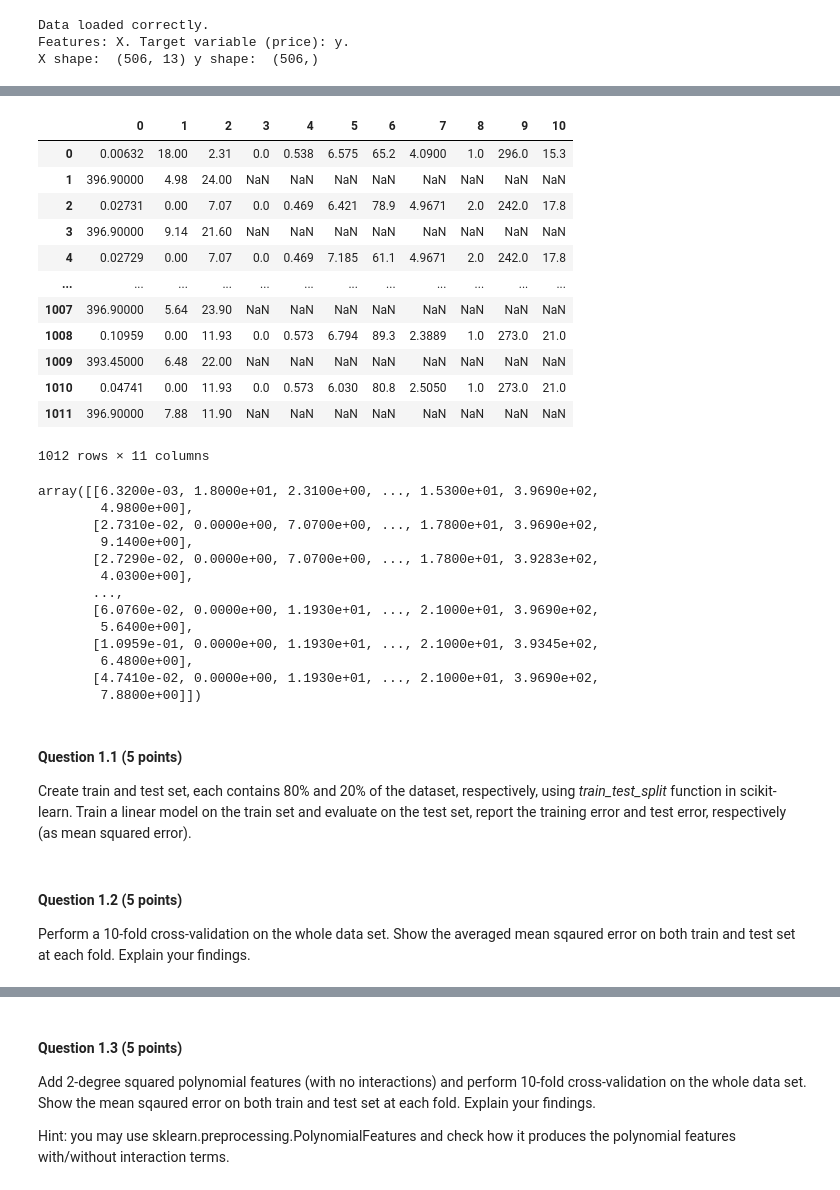
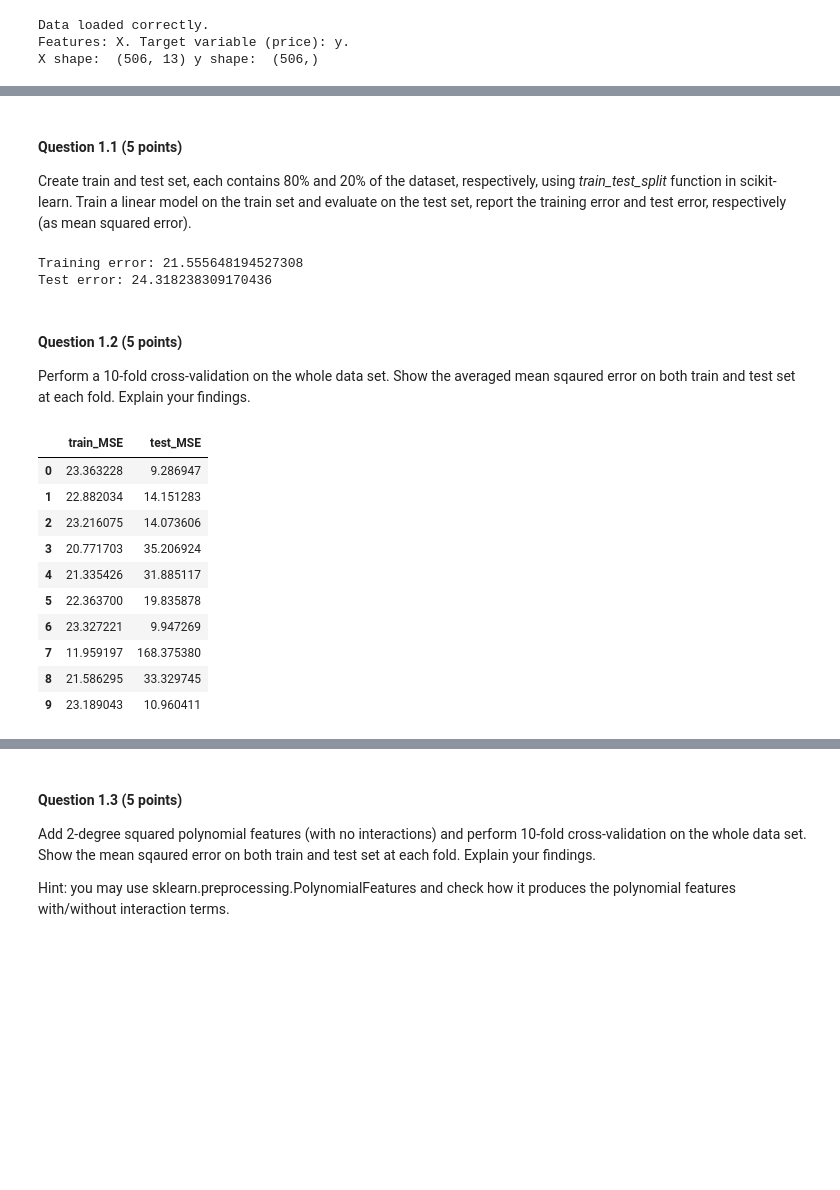
Before and after one commit to calculator3000/ml-assignment-1, a Jupyter notebook: 2487_2223_Assignment1.ipynb, the cells around one changed output, grey strips where cells are left out. Saved outputs shown, nothing was run; the diff lists cells and outputs as text; code cells hidden in the pictures; blank space fills up the shorter version.

```diff
--- a/2487_2223_Assignment1.ipynb
+++ b/2487_2223_Assignment1.ipynb
@@ -45,39 +57,55 @@ X shape:  (506, 13) y shape:  (506,)
-# %%
-raw_df
-# %% [output]
-|  | 0 | 1 | 2 | 3 | 4 | 5 | 6 | 7 | 8 | 9 | 10 |
-| 0 | 0.00632 | 18.00 | 2.31 | 0.0 | 0.538 | 6.575 | 65.2 | 4.0900 | 1.0 | 296.0 | 15.3 |
-| 1 | 396.90000 | 4.98 | 24.00 | NaN | NaN | NaN | NaN | NaN | NaN | NaN | NaN |
-| 2 | 0.02731 | 0.00 | 7.07 | 0.0 | 0.469 | 6.421 | 78.9 | 4.9671 | 2.0 | 242.0 | 17.8 |
-| 3 | 396.90000 | 9.14 | 21.60 | NaN | NaN | NaN | NaN | NaN | NaN | NaN | NaN |
-| 4 | 0.02729 | 0.00 | 7.07 | 0.0 | 0.469 | 7.185 | 61.1 | 4.9671 | 2.0 | 242.0 | 17.8 |
-| ... | ... | ... | ... | ... | ... | ... | ... | ... | ... | ... | ... |
-| 1007 | 396.90000 | 5.64 | 23.90 | NaN | NaN | NaN | NaN | NaN | NaN | NaN | NaN |
-| 1008 | 0.10959 | 0.00 | 11.93 | 0.0 | 0.573 | 6.794 | 89.3 | 2.3889 | 1.0 | 273.0 | 21.0 |
-| 1009 | 393.45000 | 6.48 | 22.00 | NaN | NaN | NaN | NaN | NaN | NaN | NaN | NaN |
-| 1010 | 0.04741 | 0.00 | 11.93 | 0.0 | 0.573 | 6.030 | 80.8 | 2.5050 | 1.0 | 273.0 | 21.0 |
-| 1011 | 396.90000 | 7.88 | 11.90 | NaN | NaN | NaN | NaN | NaN | NaN | NaN | NaN |
-1012 rows × 11 columns
-# %%
-X
-# %% [output]
-array([[6.3200e-03, 1.8000e+01, 2.3100e+00, ..., 1.5300e+01, 3.9690e+02,
-        4.9800e+00],
-       [2.7310e-02, 0.0000e+00, 7.0700e+00, ..., 1.7800e+01, 3.9690e+02,
-        9.1400e+00],
-       [2.7290e-02, 0.0000e+00, 7.0700e+00, ..., 1.7800e+01, 3.9283e+02,
-        4.0300e+00],
-       ...,
-       [6.0760e-02, 0.0000e+00, 1.1930e+01, ..., 2.1000e+01, 3.9690e+02,
-        5.6400e+00],
-       [1.0959e-01, 0.0000e+00, 1.1930e+01, ..., 2.1000e+01, 3.9345e+02,
-        6.4800e+00],
-       [4.7410e-02, 0.0000e+00, 1.1930e+01, ..., 2.1000e+01, 3.9690e+02,
-        7.8800e+00]])
 # %% [markdown]
 #### Question 1.1 (5 points)
 Create train and test set, each contains 80% and 20% of the dataset, respectively, using *train_test_split* function in scikit-learn. Train a linear model on the train set and evaluate on the test set, report the training error and test error, respectively (as mean squared error).
+# %%
+seed = 13
+
+# create linear regression object
+reg = LinearRegression()
+
+# split data into training and testing data sets
+X_train, X_test, y_train, y_test = train_test_split(X, y, test_size = 0.2, random_state = seed)
+
+# train the model with training set to find the best parameters for the best-fitting line
+reg.fit(X_train, y_train)
+
+# make predictions with train set and compute MSE on train data
+y_pred_test = reg.predict(X_train)
+error_train = mean_squared_error(y_train, y_pred_test)
+
+# make predictions with test data and compute MSE on test data (unseen)
+y_pred = reg.predict(X_test)
+error_test = mean_squared_error(y_test, y_pred)
+
+print('Training error:', error_train) # how well the model fits the training data
+print('Test error:', error_test) # how well the model can predict new, unseen data
+# %% [output]
+Training error: 21.555648194527308
+Test error: 24.318238309170436
 # %% [markdown]
 #### Question 1.2 (5 points)
 
 Perform a 10-fold cross-validation on the whole data set. Show the averaged mean sqaured error on both train and test set at each fold. Explain your findings.
+# %%
+# perform 10-fold cross-validation on dataset with MSE
+scores = cross_validate(reg, X, y, scoring='neg_mean_squared_error', cv=10, return_train_score = True)
+
+# get train and test MSE from scores dict, multiply by -1 to get positive MSE
+train_MSE = scores["train_score"] * -1  # The score array for train scores on each cv split
+test_MSE = scores["test_score"] * -1    # The score array for test scores on each cv split
+
+# create dataframe containing the average MSE for train and test set for each fold
+mse_df = pd.DataFrame({'train_MSE': train_MSE, 'test_MSE': test_MSE})
+mse_df
+# %% [output]
+|  | train_MSE | test_MSE |
+| 0 | 23.363228 | 9.286947 |
+| 1 | 22.882034 | 14.151283 |
+| 2 | 23.216075 | 14.073606 |
+| 3 | 20.771703 | 35.206924 |
+| 4 | 21.335426 | 31.885117 |
+| 5 | 22.363700 | 19.835878 |
+| 6 | 23.327221 | 9.947269 |
+| 7 | 11.959197 | 168.375380 |
+| 8 | 21.586295 | 33.329745 |
+| 9 | 23.189043 | 10.960411 |
```
Also changed, not shown: parts of 11 cells of this notebook.
